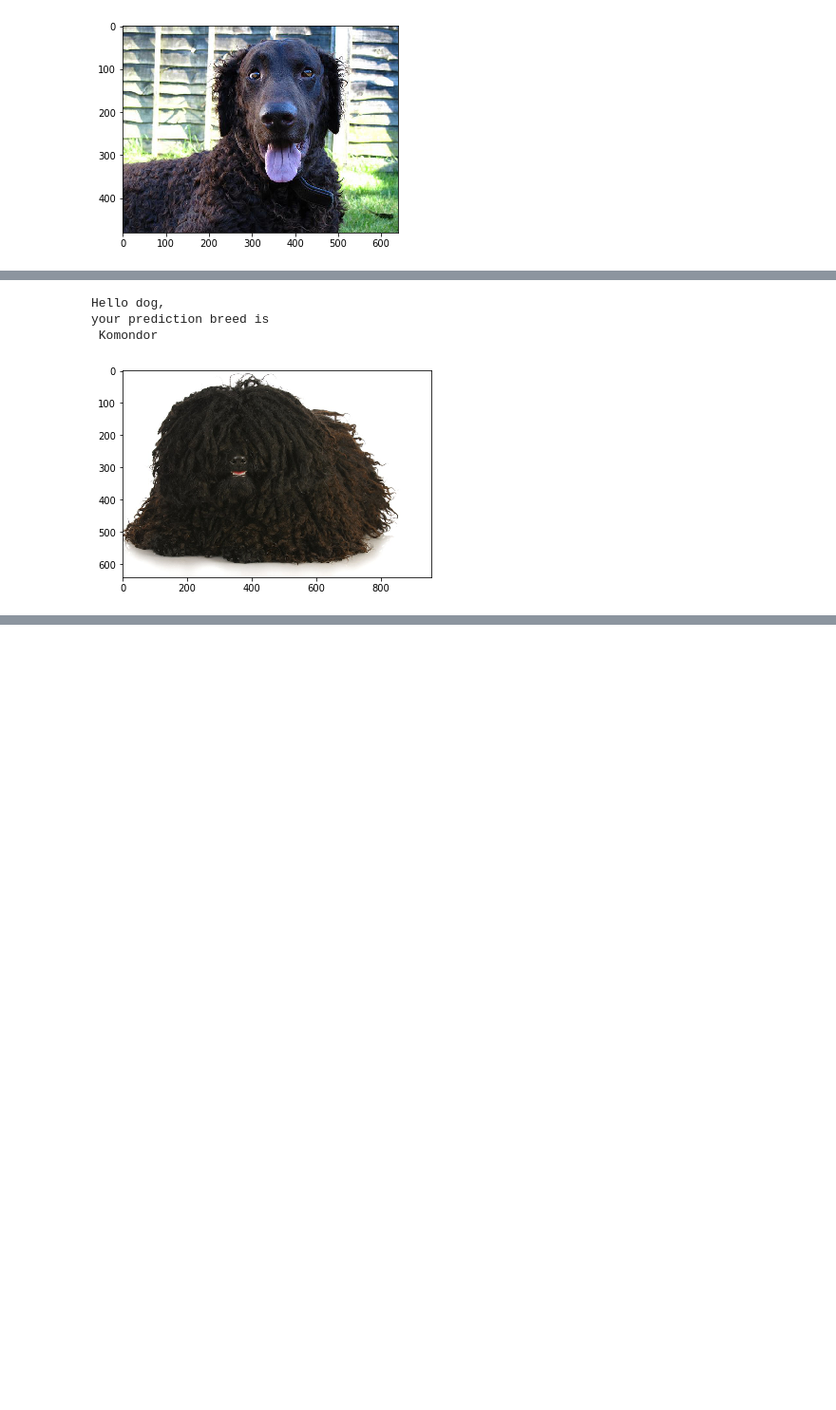
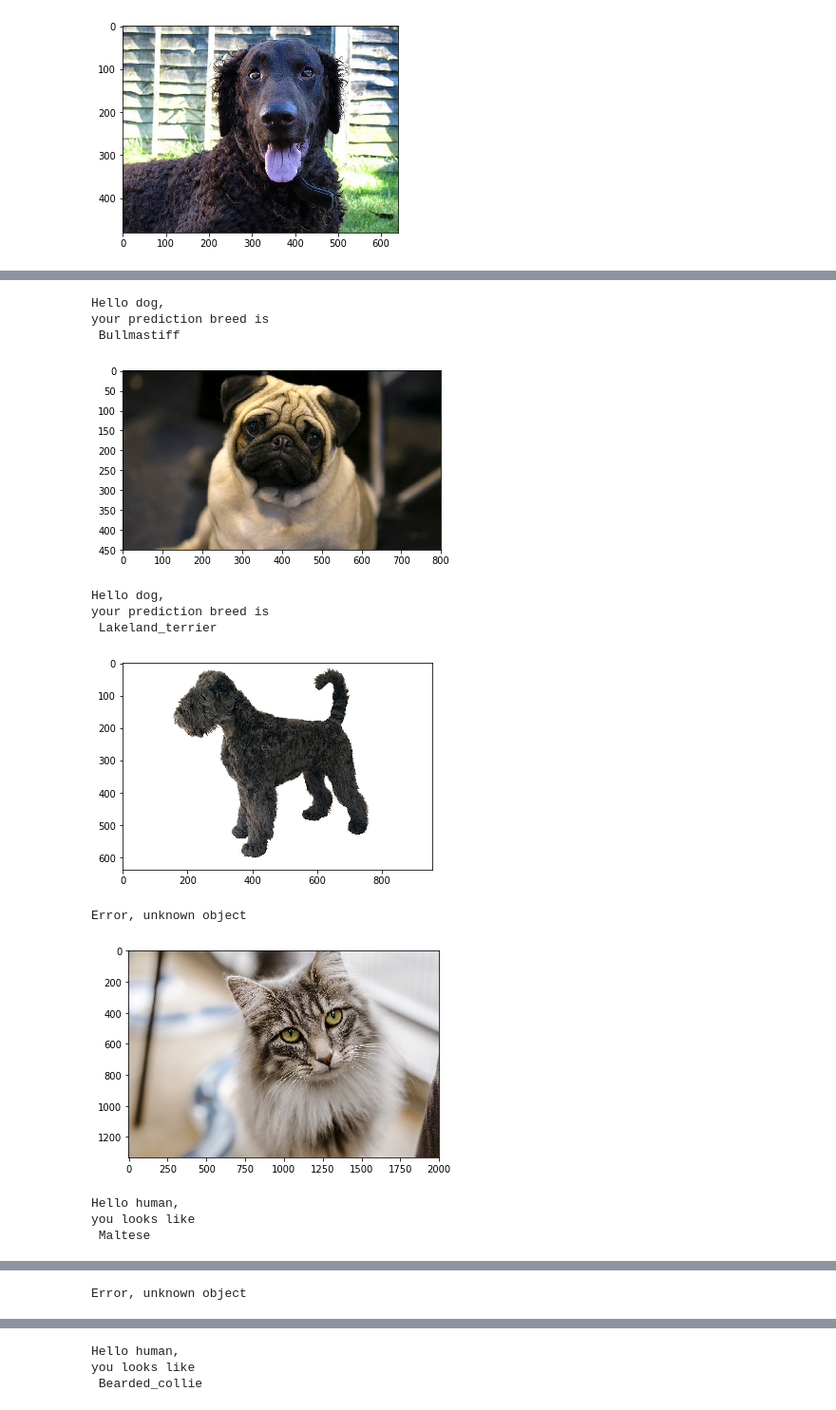
Before and after one commit to wiekiang/dog-project, a Jupyter notebook: dog_app.ipynb, the cells around one changed output, grey strips where cells are left out. Shown at 95% size. Drawn from its saved outputs; the diff is of its cells as text; code cells hidden in the pictures; blank space fills up the shorter version.

```diff
--- a/dog_app.ipynb
+++ b/dog_app.ipynb
@@ -830,15 +830,11 @@ elif dog_detector(image_file):
 else:
     print("Error, unknown object")
 
-# load color (BGR) image
+# load color image
 img = cv2.imread(image_file)
-gray = cv2.cvtColor(img, cv2.COLOR_BGR2GRAY)
-faces = face_cascade.detectMultiScale(gray)
-for (x,y,w,h) in faces:
-    cv2.rectangle(img,(x,y),(x+w,y+h),(255,0,0),2)
 cv_rgb = cv2.cvtColor(img, cv2.COLOR_BGR2RGB)
 
-# display the image, along with bounding box
+# display the image
 plt.imshow(cv_rgb)
 plt.show()
 # %% [output]
@@ -863,47 +859,52 @@ __Answer:__
 # %%
 import numpy as np
 import random
 import matplotlib.pyplot as plt
 %matplotlib inline
 
 from glob import glob
 
 def face_detector(img_path):
     img = cv2.imread(img_path)
     gray = cv2.cvtColor(img, cv2.COLOR_BGR2GRAY)
     faces = face_cascade.detectMultiScale(gray)
     return len(faces) > 0
 
 def dog_detector(img_path):
     prediction = ResNet50_predict_labels(img_path)
     return ((prediction <= 268) & (prediction >= 151))
 
 # extract pre-trained face detector
 face_cascade = cv2.CascadeClassifier('haarcascades/haarcascade_frontalface_alt.xml')
 
 sample_files = np.array(glob("sample-images/*"))
-random.shuffle(sample_files)
 
-if face_detector(sample_files[0]):
-    print("Hello human,\nyou looks like\n", Resnet50_predict_breed(sample_files[0]))
-elif dog_detector(sample_files[0]):
-    print("Hello dog,\nyour prediction breed is\n", Resnet50_predict_breed(sample_files[0]))
-else:
-    print("Error, unknown object")
+for files in sample_files:
+    if face_detector(files):
+        print("Hello human,\nyou looks like\n", Resnet50_predict_breed(files))
+    elif dog_detector(files):
+        print("Hello dog,\nyour prediction breed is\n", Resnet50_predict_breed(files))
+    else:
+        print("Error, unknown object")
 
-# load color (BGR) image
-img = cv2.imread(sample_files[0])
-gray = cv2.cvtColor(img, cv2.COLOR_BGR2GRAY)
-faces = face_cascade.detectMultiScale(gray)
-for (x,y,w,h) in faces:
-    cv2.rectangle(img,(x,y),(x+w,y+h),(255,0,0),2)
-cv_rgb = cv2.cvtColor(img, cv2.COLOR_BGR2RGB)
+    # load image
+    img = cv2.imread(files)
+    cv_rgb = cv2.cvtColor(img, cv2.COLOR_BGR2RGB)
 
-# display the image, along with bounding box
-plt.imshow(cv_rgb)
-plt.show()
+    # display the image
+    plt.imshow(cv_rgb)
+    plt.show()
 # %% [output]
 Hello dog,
 your prediction breed is
- Komondor
+ Bullmastiff
-[figure, old version]
+[figure, new version]
+Hello dog,
+your prediction breed is
+ Lakeland_terrier
+[figure, added]
+Error, unknown object
+[figure, added]
+Hello human,
+you looks like
+ Maltese
@@ -909,0 +912 @@ your prediction breed is
+Error, unknown object
@@ -909,0 +914,3 @@ your prediction breed is
+Hello human,
+you looks like
+ Bearded_collie
```
Also changed, not shown: parts of 12 cells of this notebook.
